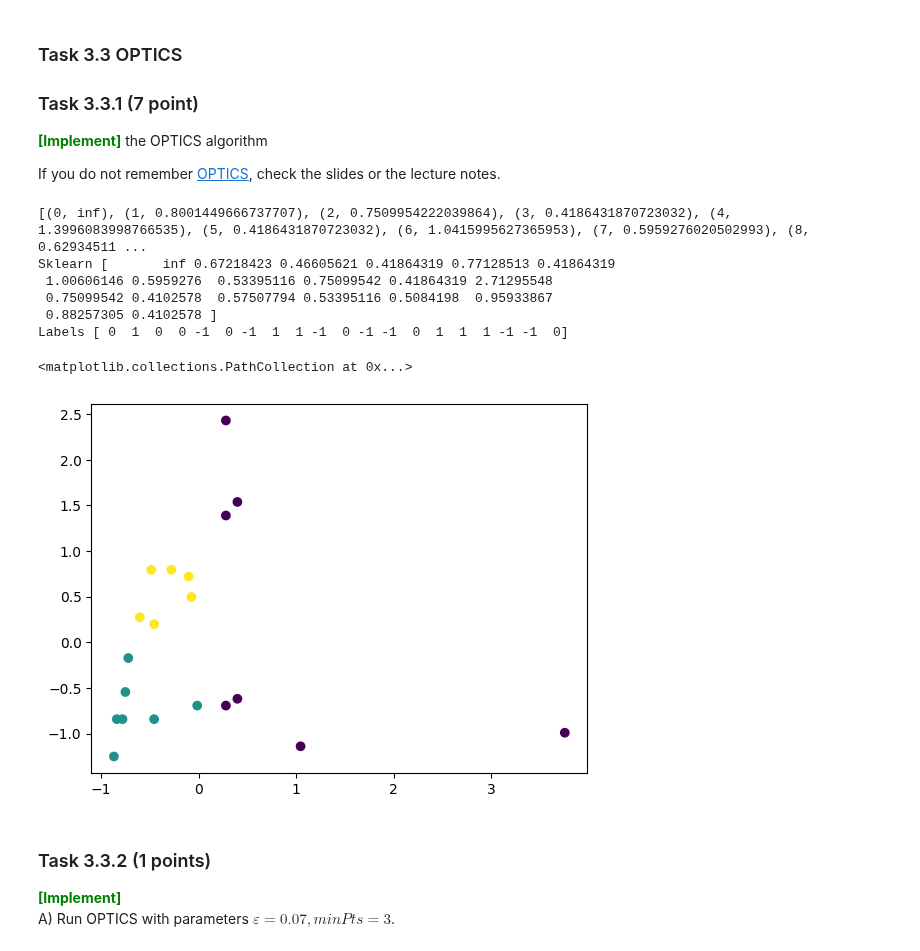
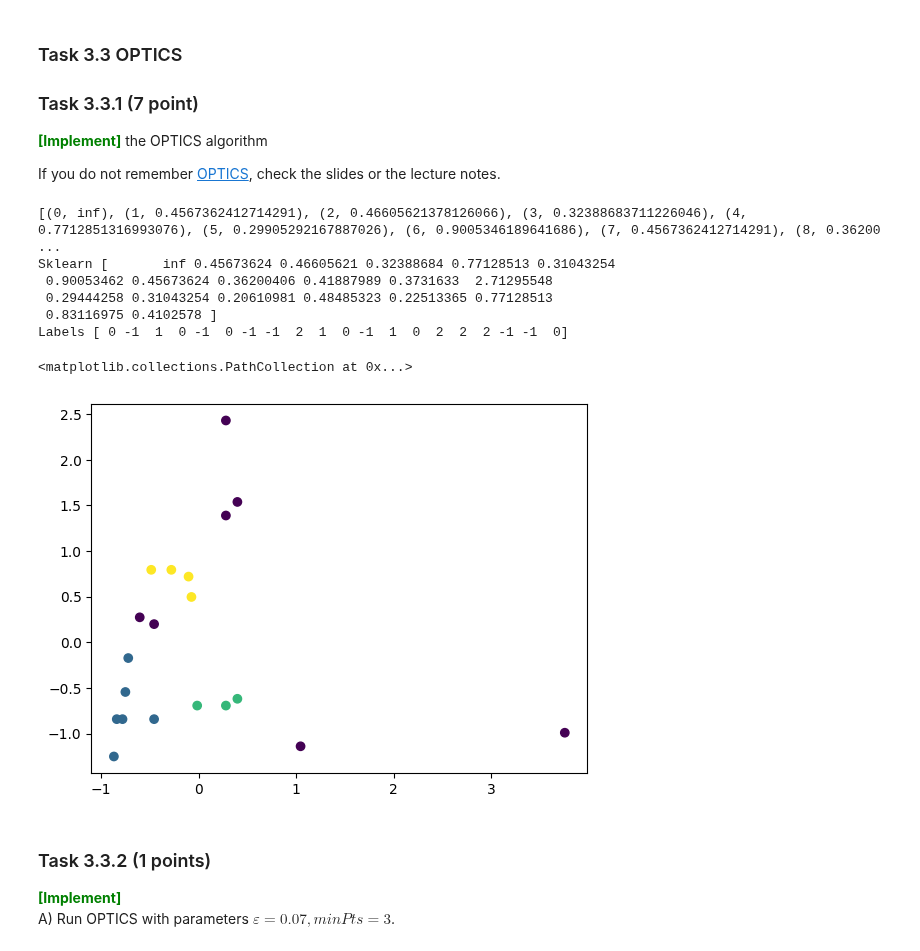
Before and after one commit to Joac1137/dm2023-exercises, a Jupyter notebook: handins/handin1.ipynb, the cells around one changed output. Cells and saved outputs as stored; diff of their text form; code cells hidden in the pictures.

Commit message:
Optics almost there

```diff
--- a/handins/handin1.ipynb
+++ b/handins/handin1.ipynb
@@ -1066,20 +1066,21 @@ def core_dist(x,eps,min_samples):
     if len(N_x) >= min_samples:
         return N_x[min_samples-1][1]
     else:
-        return None
+        return float('inf')
 
 
 def rdist(x,y,eps,min_samples):
     ### YOUR CODE HERE
     rdis = 0
     if len(neighbors[x]) < min_samples:
-        return None
+        return float('inf')
     else:
         dist_x_y = L2_norm(D[x],D[y])
         core_dist_x = core_dist(x,eps,min_samples)
-        if core_dist_x is None:
+        if core_dist_x == float('inf'):
             return dist_x_y
         rdis= max(core_dist_x, dist_x_y)
+        print("rdis", rdis,x,y)
     ### YOUR CODE HERE
     return rdis
 
@@ -1092,76 +1093,86 @@ def optics(X, eps, min_samples):
     processed = [False for x in X]
     reachability_distance = [float('inf') for x in range(len(X))]
     for p in range(len(X)):
+        if processed[p]: continue
         N_p = neighbors[p]
         processed[p] = True
         res.append(p)
-        if core_dist(p,eps,min_samples) is not None:
+        if core_dist(p,eps,min_samples) != float('inf'):
             Seeds = []
             update(N_p,p,Seeds, eps,min_samples,processed,reachability_distance)
-            for q in Seeds:
+
+            while len(Seeds) > 0: #Should we pop q here, and also, is seeds acutally updated in
+                q = Seeds.pop(0)
                 q_i = q[0]
                 N_q = neighbors[q_i]
                 processed[q_i] = True
                 res.append(q_i)
-                if core_dist(q_i,eps,min_samples) is not None:
+                if core_dist(q_i,eps,min_samples) != float('inf'):
                     update(N_q,q_i, Seeds, eps, min_samples, processed, reachability_distance)
 
 
     print([(p,reachability_distance[p]) for p in range(len(X))])
     ### YOUR CODE HERE
-    return clusters
+    return res
 
 
 def update(N,p, Seeds: list, eps, min_samples,processed,reachability_distances):
+    dist = core_dist(p,eps,min_samples)
     for u in N:
         o = int(u[0])
-
         if not processed[o]:
-            new_reach_dist = rdist(p,o,eps,min_samples)
-
-            if reachability_distances[o] is None:
+            new_reach_dist = max(dist,L2_norm(X_scaled[p],X_scaled[o]))
+            if reachability_distances[o] == float("inf"):
+                # if o == 8 or o== 14:
+                #     print("p,o,new_reach first", p, o,new_reach_dist)
                 reachability_distances[o] = new_reach_dist
                 Seeds.append((o,new_reach_dist))
                 Seeds.sort(key=lambda a: a[1])
             else:
                 if new_reach_dist < reachability_distances[o]:
+                    # if o == 8 or o== 14:
+                    #     print("p,o,new_read´ch second", p, o,new_reach_dist)
                     reachability_distances[o] = new_reach_dist
-                    Seeds = [(o,new_reach_dist) if i[0] == o else i for i in Seeds]
+                    o_i = [y[0] for y in Seeds].index(o)
+                    Seeds[o_i] = (o,new_reach_dist)
                     Seeds.sort(key=lambda a: a[1])
-
-
-
-
 
 
 
 def setup(X,eps,min_samples):
     for i in range(len(X)):
         x_neighbors = []
         for j in range(len(X)):
             dist = L2_norm(X[i],X[j])
             if dist <= eps:
                 x_neighbors.append((int(j),dist))
         x_neighbors.sort(key=lambda a: a[1])
         neighbors[i] = np.array(x_neighbors)
         if len(x_neighbors) >= min_samples:
             core_points.append(i)
 
 
-optics(X_scaled,5,5)
-clustering = OPTICS(max_eps=5 ,min_samples=5).fit(X_scaled)
+# setup(X_scaled,5,5)
+# print(rdist(15,8,5,5))
+# print(rdist(15,14,5,5))
+# print(rdist(15,8,5,5))
+# print(neighbors[8])
+# print(core_dist(15,5,5))
+
+res = optics(X_scaled,3,3)
+clustering = OPTICS(max_eps=3 ,min_samples=3).fit(X_scaled)
 print("Sklearn", clustering.reachability_)
 print("Labels", clustering.labels_)
 plt.scatter(X_scaled[:, 0], X_scaled[:, 1], c = clustering.labels_)
 # %% [output]
-[(0, inf), (1, 0.8001449666737707), (2, 0.7509954222039864), (3, 0.4186431870723032), (4, 1.3996083998766535), (5, 0.4186431870723032), (6, 1.0415995627365953), (7, 0.5959276020502993), (8, 0.62934511 ...
-Sklearn [       inf 0.67218423 0.46605621 0.41864319 0.77128513 0.41864319
- 1.00606146 0.5959276  0.53395116 0.75099542 0.41864319 2.71295548
- 0.75099542 0.4102578  0.57507794 0.53395116 0.5084198  0.95933867
- 0.88257305 0.4102578 ]
-Labels [ 0  1  0  0 -1  0 -1  1  1 -1  0 -1 -1  0  1  1  1 -1 -1  0]
+[(0, inf), (1, 0.4567362412714291), (2, 0.46605621378126066), (3, 0.32388683711226046), (4, 0.7712851316993076), (5, 0.29905292167887026), (6, 0.9005346189641686), (7, 0.4567362412714291), (8, 0.36200 ...
+Sklearn [       inf 0.45673624 0.46605621 0.32388684 0.77128513 0.31043254
+ 0.90053462 0.45673624 0.36200406 0.41887989 0.3731633  2.71295548
+ 0.29444258 0.31043254 0.20610981 0.48485323 0.22513365 0.77128513
+ 0.83116975 0.4102578 ]
+Labels [ 0 -1  1  0 -1  0 -1 -1  2  1  0 -1  1  0  2  2  2 -1 -1  0]
 <matplotlib.collections.PathCollection at 0x...>
-[figure, old version]
+[figure, new version]
 # %% [markdown]
 ### Task 3.3.2 (1 points)
 
```
